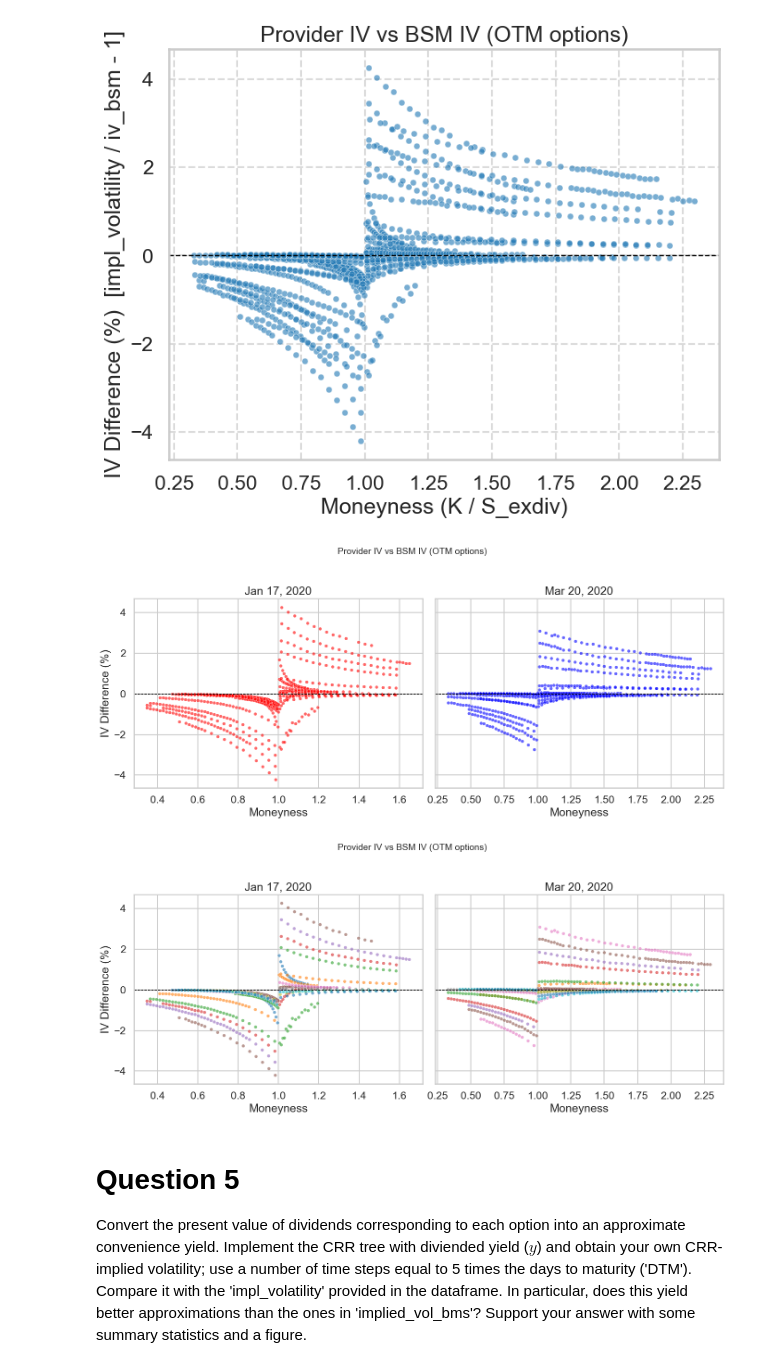
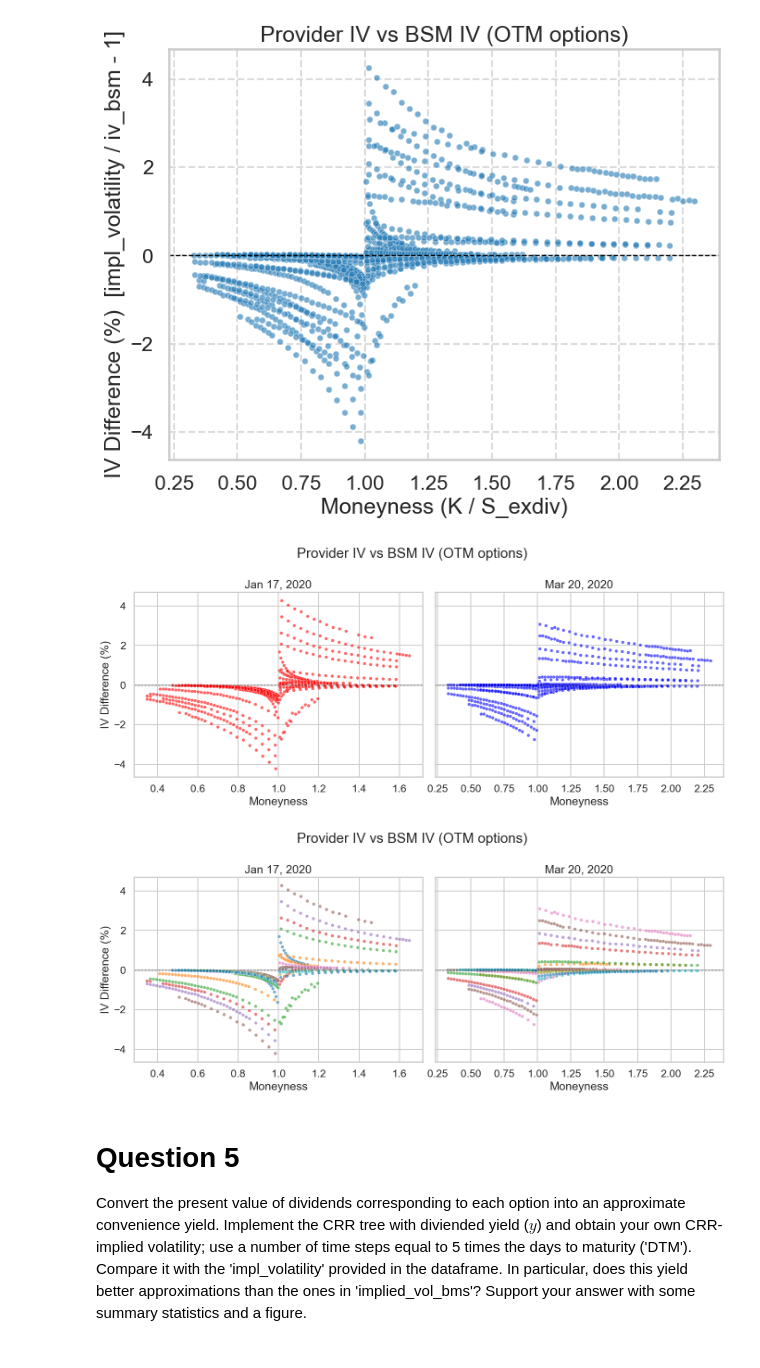
Before and after one commit to geoffroy-h-e/derivatives_p1, a Jupyter notebook: Derivatives_assignment_1/202510-assignment1-en.ipynb, the cells around one changed output. Saved outputs shown, nothing was run; the diff lists cells and outputs as text; code cells hidden in the pictures.

```diff
--- a/Derivatives_assignment_1/202510-assignment1-en.ipynb
+++ b/Derivatives_assignment_1/202510-assignment1-en.ipynb
@@ -430,35 +433,35 @@ sns.scatterplot(
     alpha=0.6,
     s=25,
     ax=axes[0],
     color="red"
 )
 axes[0].axhline(0, color="black", linestyle="--", linewidth=1)
 axes[0].set_title("Jan 17, 2020")
 axes[0].set_xlabel("Moneyness")
 axes[0].set_ylabel("IV Difference (%)")
 
 # --- Mar 20, 2020 ---
 sns.scatterplot(
     data=df_mar20,
     x="moneyness",
     y="iv_diff_pct",
     alpha=0.6,
     s=25,
     ax=axes[1],
     color="blue"
 )
 axes[1].axhline(0, color="black", linestyle="--", linewidth=1)
 axes[1].set_title("Mar 20, 2020")
 axes[1].set_xlabel("Moneyness")
 axes[1].set_ylabel("")
 
 # Overall title
-fig.suptitle("Provider IV vs BSM IV (OTM options)", fontsize=14, y=1.02)
+fig.suptitle("Provider IV vs BSM IV (OTM options)")
 
 plt.tight_layout()
 plt.show()
 # %% [output]
-[figure, old version]
+[figure, new version]
 # %%
 import seaborn as sns
 import matplotlib.pyplot as plt
@@ -515,11 +518,11 @@ axes[1].legend_.remove()
 #handles, labels = axes[1].get_legend_handles_labels()
 #fig.legend(handles, labels, title="Expiration", loc="upper center", ncol=3)
 
-fig.suptitle("Provider IV vs BSM IV (OTM options)", fontsize=14, y=1.02)
+fig.suptitle("Provider IV vs BSM IV (OTM options)")
 plt.tight_layout()
 plt.show()
 # %% [output]
-[figure, old version]
+[figure, new version]
 # %% [markdown]
 # Question 5
 
```
Also changed, not shown: parts of 7 cells of this notebook, 1 other file.
